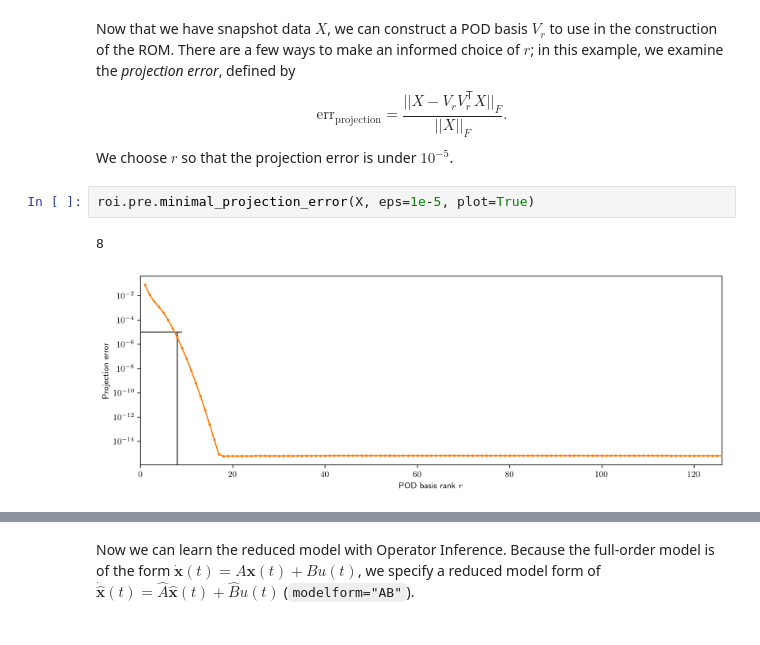
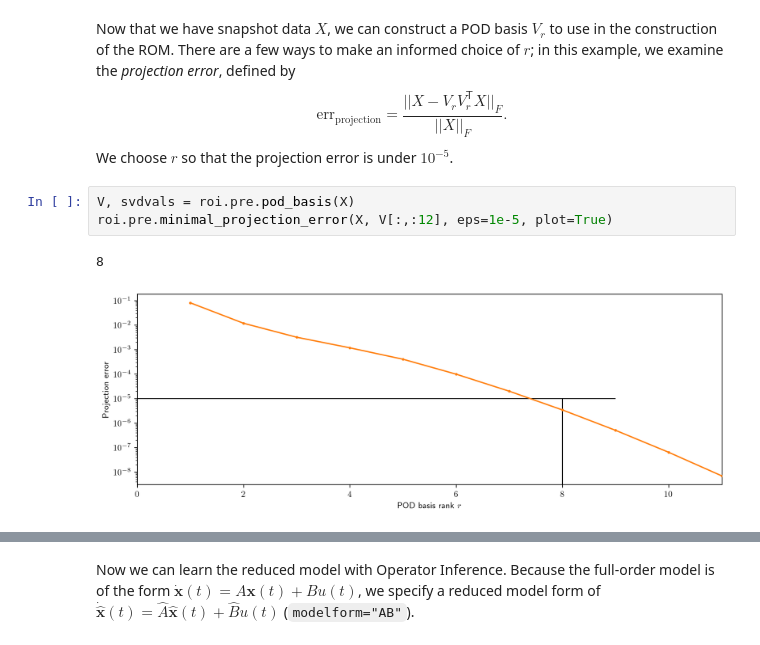
Before and after one commit to Willcox-Research-Group/rom-operator-inference-Python3, a Jupyter notebook: examples/heat_1D.ipynb, the cells around one changed output, grey strips where cells are left out. Drawn from its saved outputs; the diff is of its cells as text.

```diff
--- a/examples/heat_1D.ipynb
+++ b/examples/heat_1D.ipynb
@@ -256,8 +256,9 @@ $$
 $$
 We choose $r$ so that the projection error is under $10^{-5}$.
 # %%
-roi.pre.minimal_projection_error(X, eps=1e-5, plot=True)
+V, svdvals = roi.pre.pod_basis(X)
+roi.pre.minimal_projection_error(X, V[:,:12], eps=1e-5, plot=True)
 # %% [output]
 8
-[figure, old version]
+[figure, new version]
 # %%
```
Also changed, not shown: parts of 5 cells of this notebook, 25 other files.
